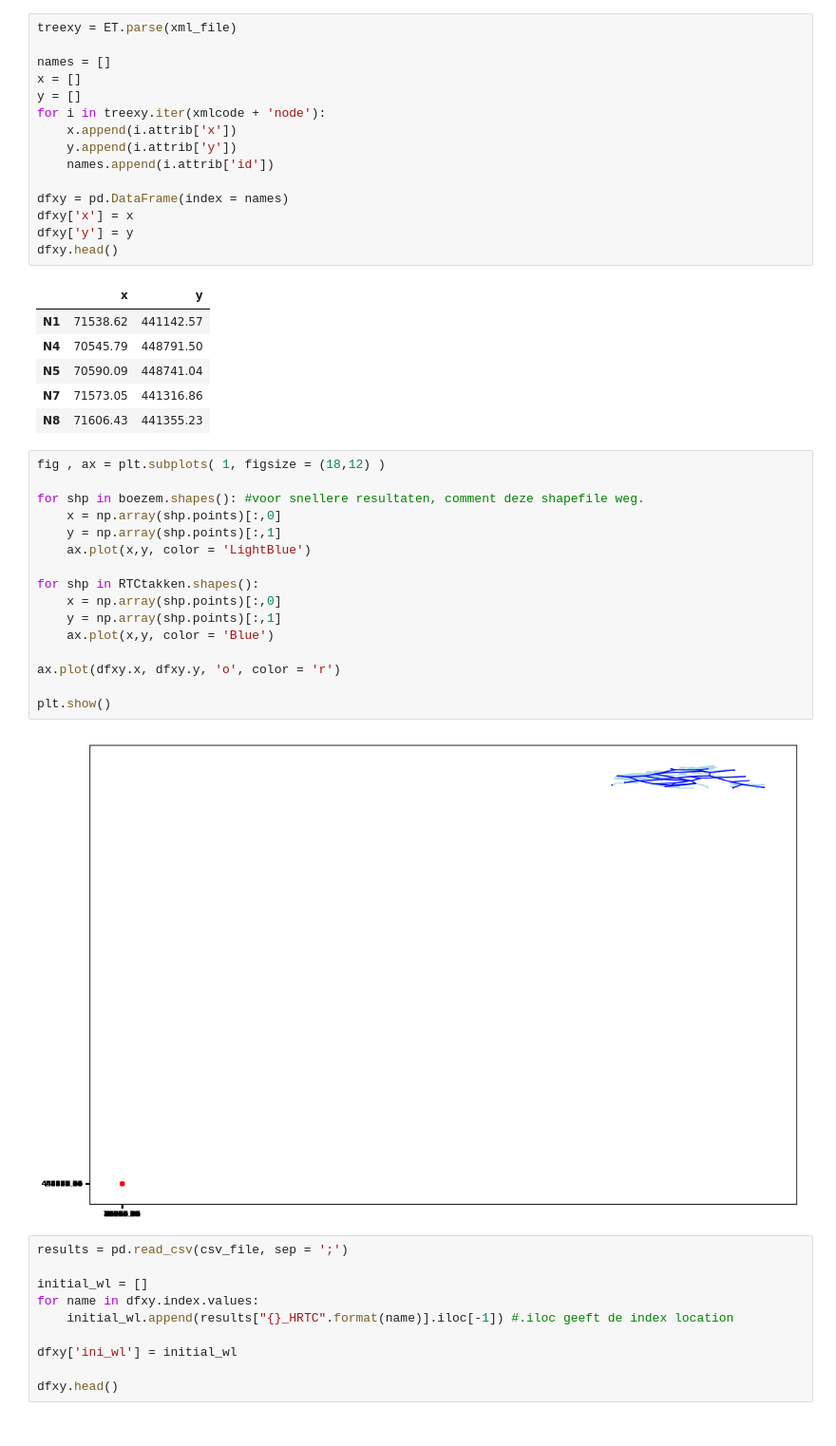
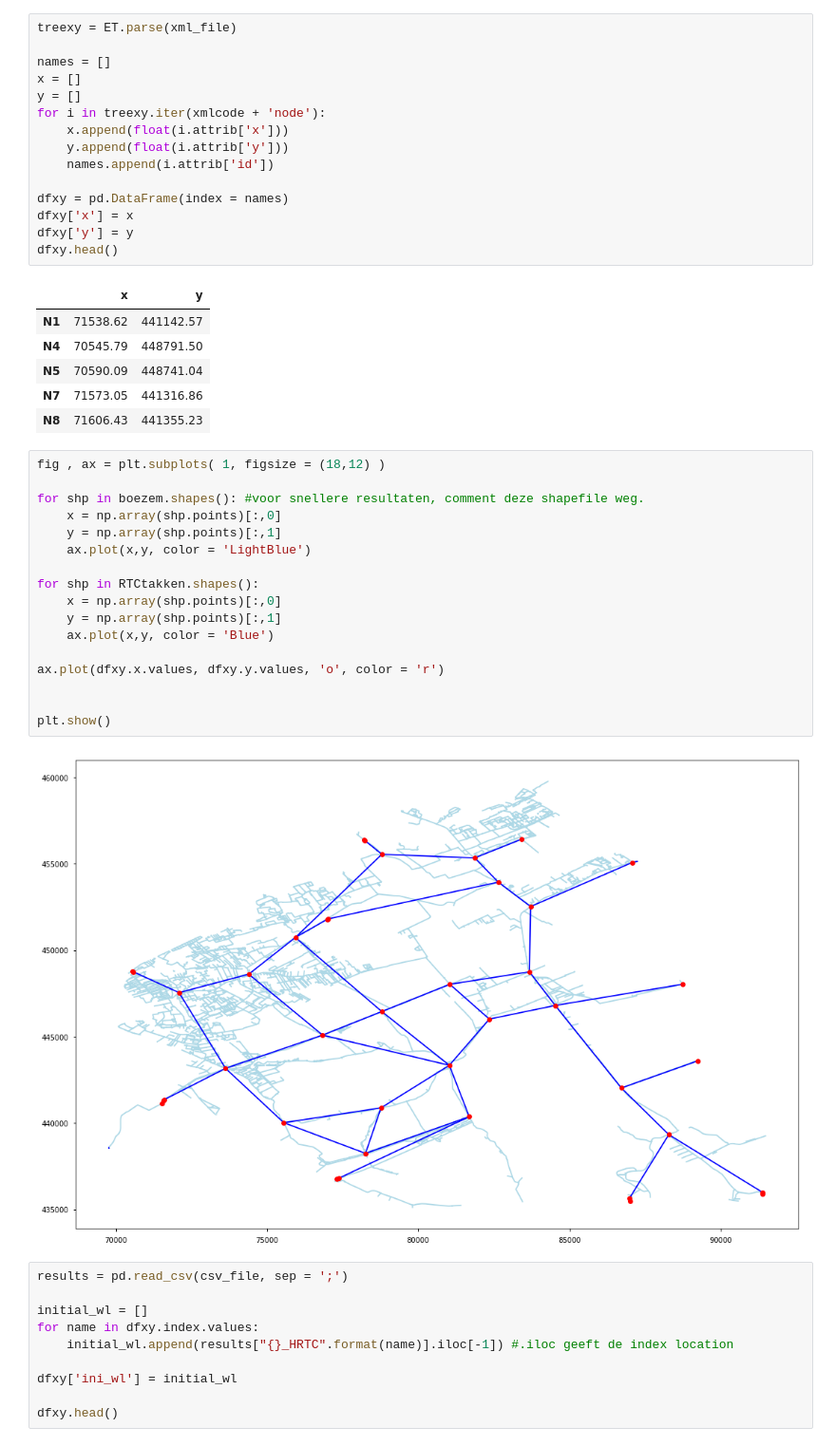
Before and after one commit to MAMBA-python/raw_material, a Jupyter notebook: Practical_examples/GIS/Visualisation_shpfiles/Visualisation-InitialStates.ipynb, the cells around one changed output. Shown at 95% size. Drawn from its saved outputs; the diff is of its cells as text.

```diff
--- a/Practical_examples/GIS/Visualisation_shpfiles/Visualisation-InitialStates.ipynb
+++ b/Practical_examples/GIS/Visualisation_shpfiles/Visualisation-InitialStates.ipynb
@@ -46,8 +46,8 @@ names = []
 x = []
 y = []
 for i in treexy.iter(xmlcode + 'node'):
-    x.append(i.attrib['x'])
-    y.append(i.attrib['y'])
+    x.append(float(i.attrib['x']))
+    y.append(float(i.attrib['y']))
     names.append(i.attrib['id'])
 
 dfxy = pd.DataFrame(index = names)
@@ -64,21 +64,22 @@ dfxy.head()
 # %%
 fig , ax = plt.subplots( 1, figsize = (18,12) )
 
 for shp in boezem.shapes(): #voor snellere resultaten, comment deze shapefile weg.
     x = np.array(shp.points)[:,0]
     y = np.array(shp.points)[:,1]
     ax.plot(x,y, color = 'LightBlue')
 
 for shp in RTCtakken.shapes():
     x = np.array(shp.points)[:,0]
     y = np.array(shp.points)[:,1]
     ax.plot(x,y, color = 'Blue')
 
-ax.plot(dfxy.x, dfxy.y, 'o', color = 'r')
+ax.plot(dfxy.x.values, dfxy.y.values, 'o', color = 'r')
+
 
 plt.show()
 # %% [output]
-[figure, old version]
+[figure, new version]
 # %%
 results = pd.read_csv(csv_file, sep = ';')
 
```
Also changed, not shown: parts of 1 cell of this notebook.
